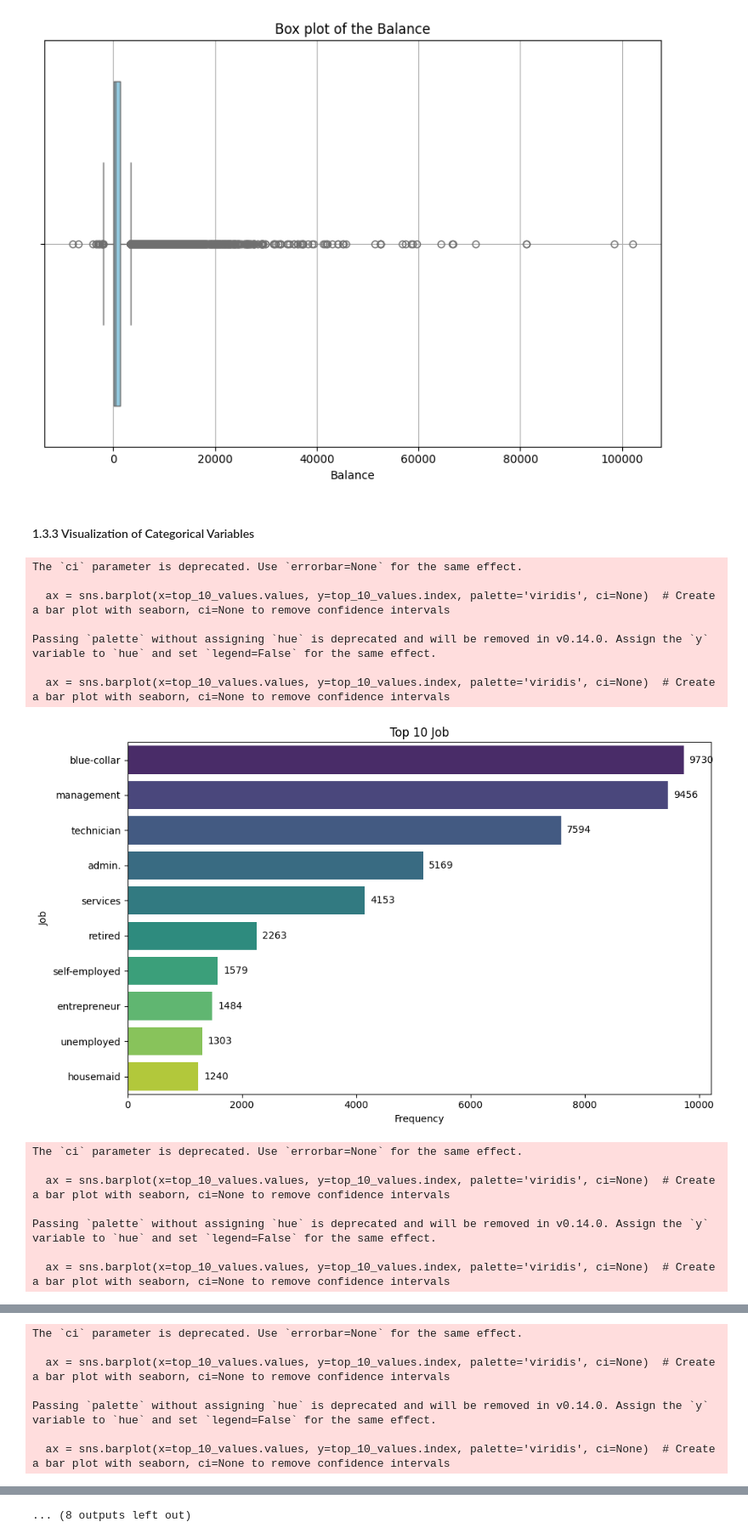
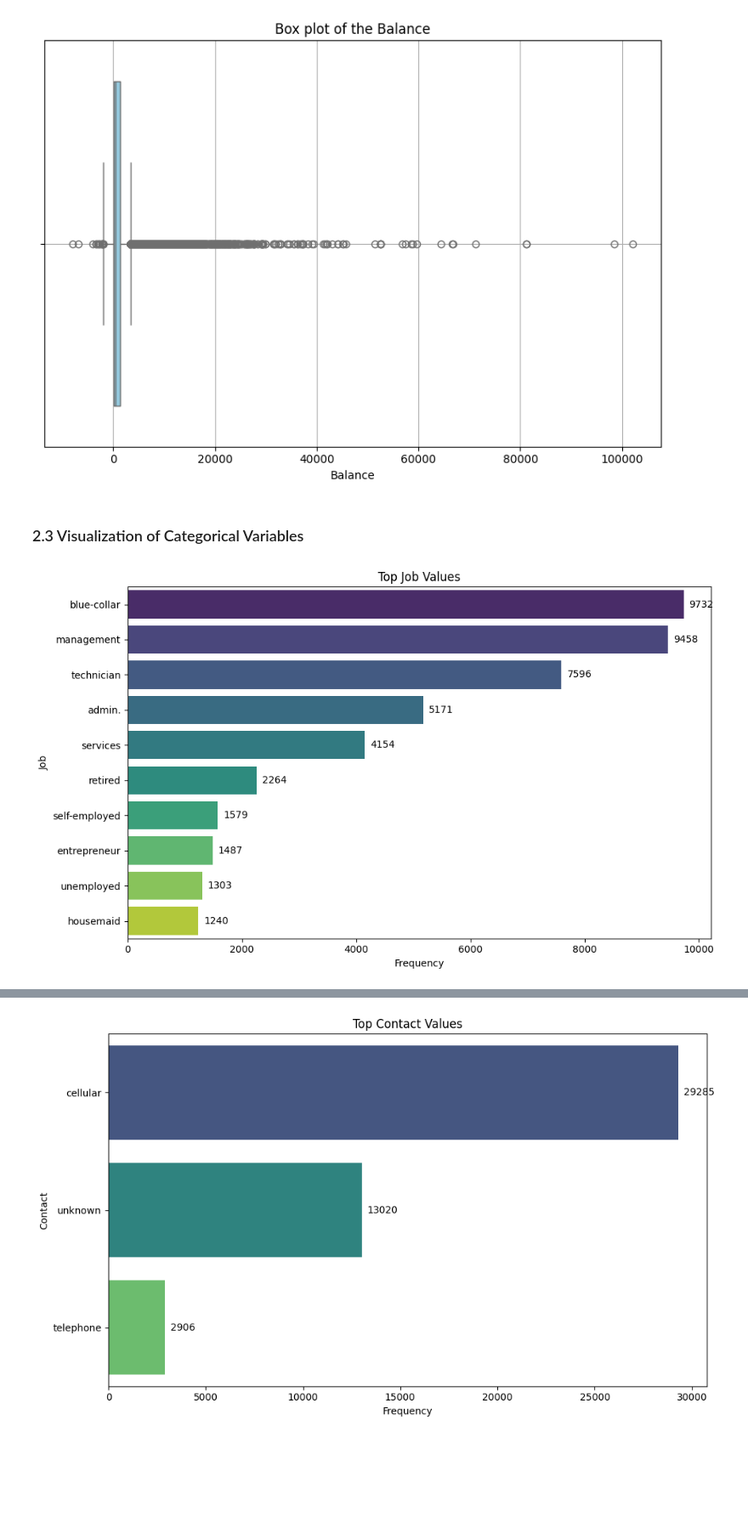
Before and after one commit to jjosorioc/Bank-Client-Attributes-and-Marketing-Outcomes, a Jupyter notebook: SupervisedLearning.ipynb, the cells around one changed output, grey strips where cells are left out. Shown at 85% size. Cells and saved outputs as stored; diff of their text form; code cells hidden in the pictures; blank space fills up the shorter version.

```diff
--- a/SupervisedLearning.ipynb
+++ b/SupervisedLearning.ipynb
@@ -85,3 +106 @@ Because there are few nulls in the dataset, we decided to remove them.
-# %%
-df.dropna(inplace=True)
 # %% [markdown]
@@ -183,38 +164,24 @@ plt.show()
 # %% [output]
 [figure]
 # %% [markdown]
-#### 1.3.3 Visualization of Categorical Variables
+### 2.3 Visualization of Categorical Variables
 # %%
 non_numeric_columns = df.select_dtypes(exclude='number').columns
 
 # Loop through non-numeric columns and create count plots for the top 10 most frequent values
 for col in non_numeric_columns:
     top_10_values = df[col].value_counts().nlargest(10)  # Get the top 10 most frequent values
     plt.figure(figsize=(10, 6))  # Adjust the figure size
     ax = sns.barplot(x=top_10_values.values, y=top_10_values.index, palette='viridis', ci=None)  # Create a bar plot with seaborn, ci=None to remove confidence intervals
     plt.xlabel('Frequency')  # Add x-axis label
     plt.ylabel(col.capitalize())  # Add y-axis label with capitalized column name
-    plt.title(f'Top 10 {col.capitalize()}')  # Add a descriptive title
+    plt.title(f'Top {col.capitalize()} Values')  # Add a descriptive title
 
     # Annotate each bar with its value
     for i, v in enumerate(top_10_values.values):
         ax.text(v + max(top_10_values.values) * 0.01, i, str(v), color='black', va='center')  # Adjust position of the annotation relative to the bar width
 
     plt.tight_layout()  # Adjust layout to prevent overlapping elements
     plt.show()
 # %% [output]
-The `ci` parameter is deprecated. Use `errorbar=None` for the same effect.
-
-  ax = sns.barplot(x=top_10_values.values, y=top_10_values.index, palette='viridis', ci=None)  # Create a bar plot with seaborn, ci=None to remove confidence intervals
-
-Passing `palette` without assigning `hue` is deprecated and will be removed in v0.14.0. Assign the `y` variable to `hue` and set `legend=False` for the same effect.
-
-  ax = sns.barplot(x=top_10_values.values, y=top_10_values.index, palette='viridis', ci=None)  # Create a bar plot with seaborn, ci=None to remove confidence intervals
-[figure, old version]
+[figure, new version]
-The `ci` parameter is deprecated. Use `errorbar=None` for the same effect.
-
-  ax = sns.barplot(x=top_10_values.values, y=top_10_values.index, palette='viridis', ci=None)  # Create a bar plot with seaborn, ci=None to remove confidence intervals
-
-Passing `palette` without assigning `hue` is deprecated and will be removed in v0.14.0. Assign the `y` variable to `hue` and set `legend=False` for the same effect.
-
-  ax = sns.barplot(x=top_10_values.values, y=top_10_values.index, palette='viridis', ci=None)  # Create a bar plot with seaborn, ci=None to remove confidence intervals
@@ -222,7 +188,0 @@ Passing `palette` without assigning `hue` is deprecated and will be removed in v
-The `ci` parameter is deprecated. Use `errorbar=None` for the same effect.
-
-  ax = sns.barplot(x=top_10_values.values, y=top_10_values.index, palette='viridis', ci=None)  # Create a bar plot with seaborn, ci=None to remove confidence intervals
-
-Passing `palette` without assigning `hue` is deprecated and will be removed in v0.14.0. Assign the `y` variable to `hue` and set `legend=False` for the same effect.
-
-  ax = sns.barplot(x=top_10_values.values, y=top_10_values.index, palette='viridis', ci=None)  # Create a bar plot with seaborn, ci=None to remove confidence intervals
@@ -254 +193 @@ Passing `palette` without assigning `hue` is deprecated and will be removed in v
-... (8 outputs left out)
+[figure, added]
```
Also changed, not shown: parts of 21 cells of this notebook.
